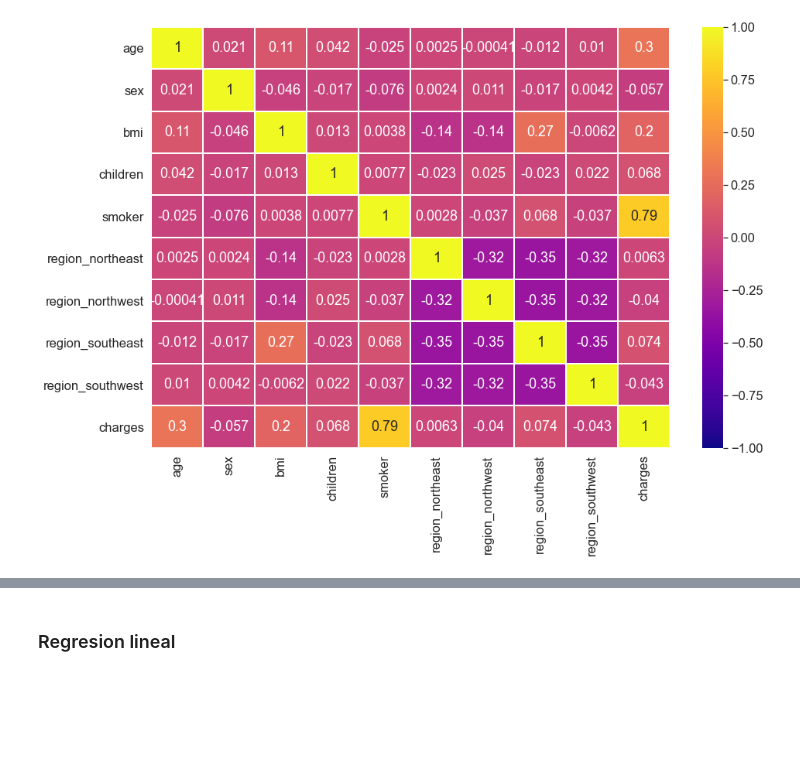
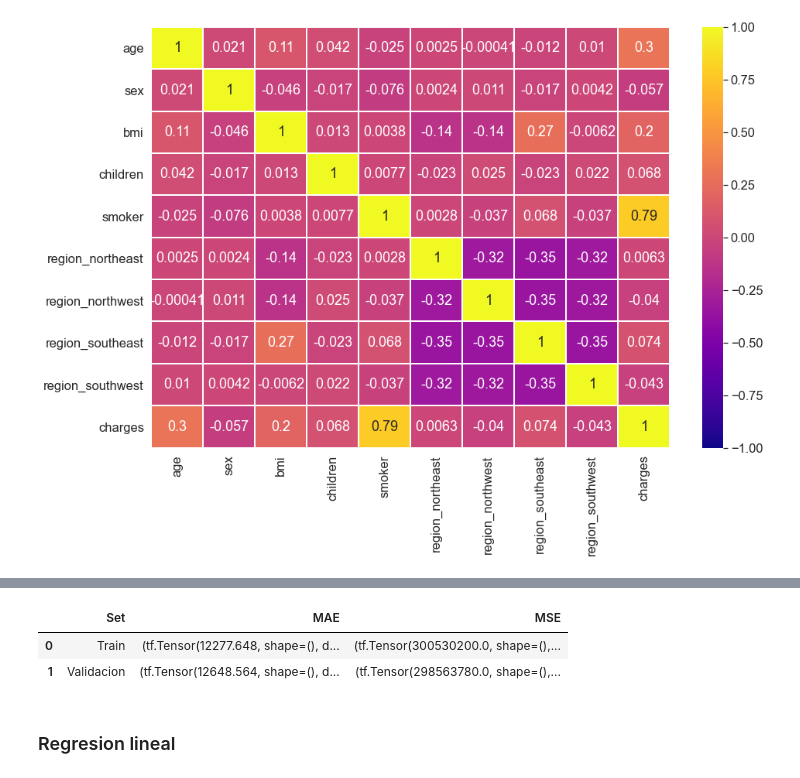
Before and after one commit to SantiAA/RN_TP2, a Jupyter notebook: src/EJ2/linear_regresion.ipynb, the cells around one changed output, grey strips where cells are left out. Drawn from its saved outputs; the diff is of its cells as text; code cells hidden in the pictures; blank space fills up the shorter version.

```diff
--- a/src/EJ2/linear_regresion.ipynb
+++ b/src/EJ2/linear_regresion.ipynb
@@ -116,3 +116,25 @@ sns.heatmap(corr, annot = True, cmap = 'plasma', vmin = -1, vmax = 1, linecolor=
 # %%
 # Split dataset into 15% test, 85% train_validation
 x, x_test, y, y_test = train_test_split(x_df_encoded, y_df, test_size=0.15)
+x_train, x_valid, y_train, y_valid = train_test_split(x, y, test_size=0.15, random_state=1)
+# %%
+model_0 = Sequential()
+model_0.add(Dense(units=1, activation='relu', input_shape=(x_train.shape[1],)))
+model_0.compile(optimizer=SGD(), loss='mae', metrics=[[keras.metrics.MeanAbsoluteError()]])
+# %%
+model_0_checkpoint_callback = ModelCheckpoint(
+    filepath=join(checkpoints_path, 'basic'),
+    save_weights_only=True,
+    monitor='loss',
+    mode='max',
+    save_best_only=True)
+# %%
+%%time
+history = model_0.fit(x_train, y_train, epochs=50,
+            validation_data=(x_valid, y_valid),
+            callbacks=[model_0_checkpoint_callback],
+            verbose=0)
+# Cargo el mejor modelo entrenado
+model_0.load_weights(join(checkpoints_path, 'basic'))
+verify_model(model_0, x_train, y_train, x_valid, y_valid)
+# %% [output]
@@ -119,2 +142,5 @@ x, x_test, y, y_test = train_test_split(x_df_encoded, y_df, test_size=0.15)
+|  | Set | MAE | MSE |
+| 0 | Train | (tf.Tensor(12277.648, shape=(), d... | (tf.Tensor(300530200.0, shape=(),... |
+| 1 | Validacion | (tf.Tensor(12648.564, shape=(), d... | (tf.Tensor(298563780.0, shape=(),... |
 # %% [markdown]
 ### Regresion lineal
```
Also changed, not shown: parts of 1 cell of this notebook.
